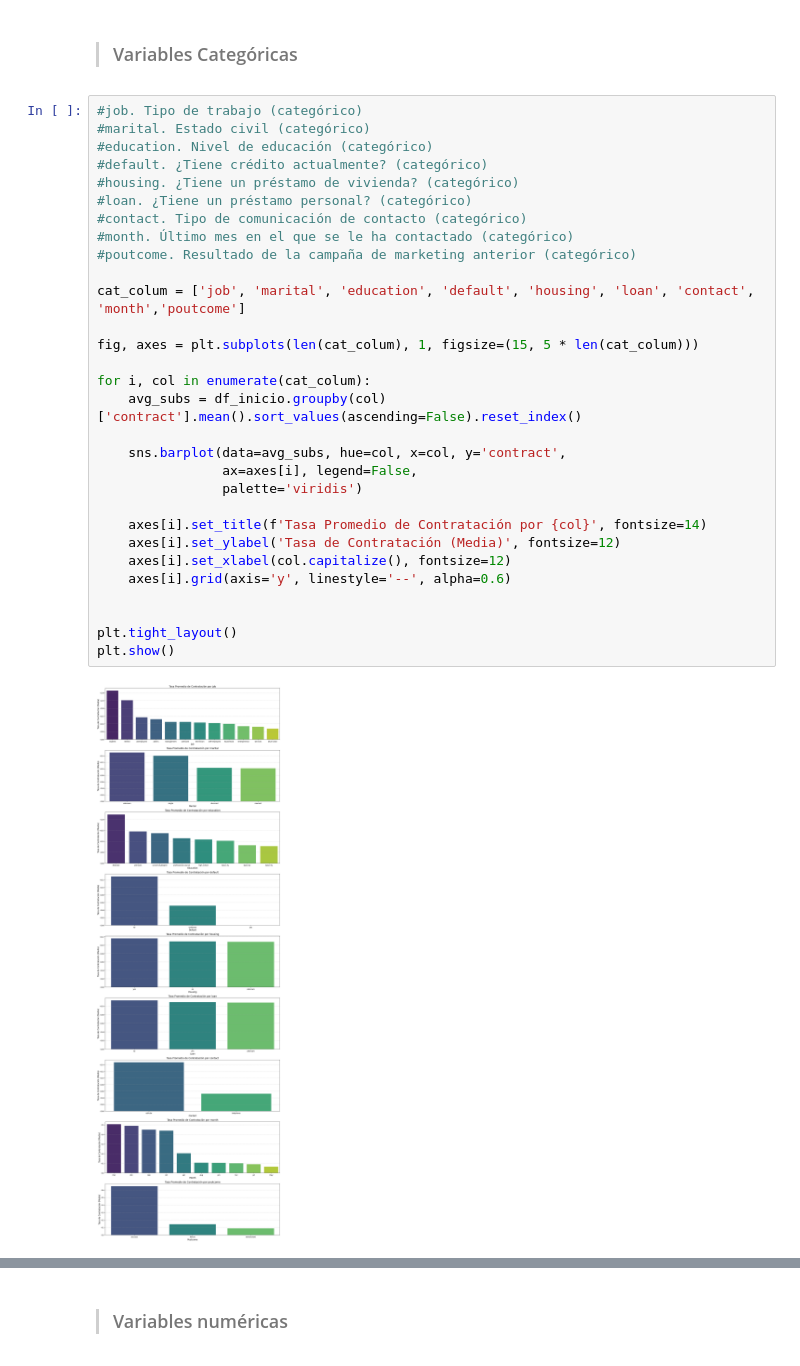
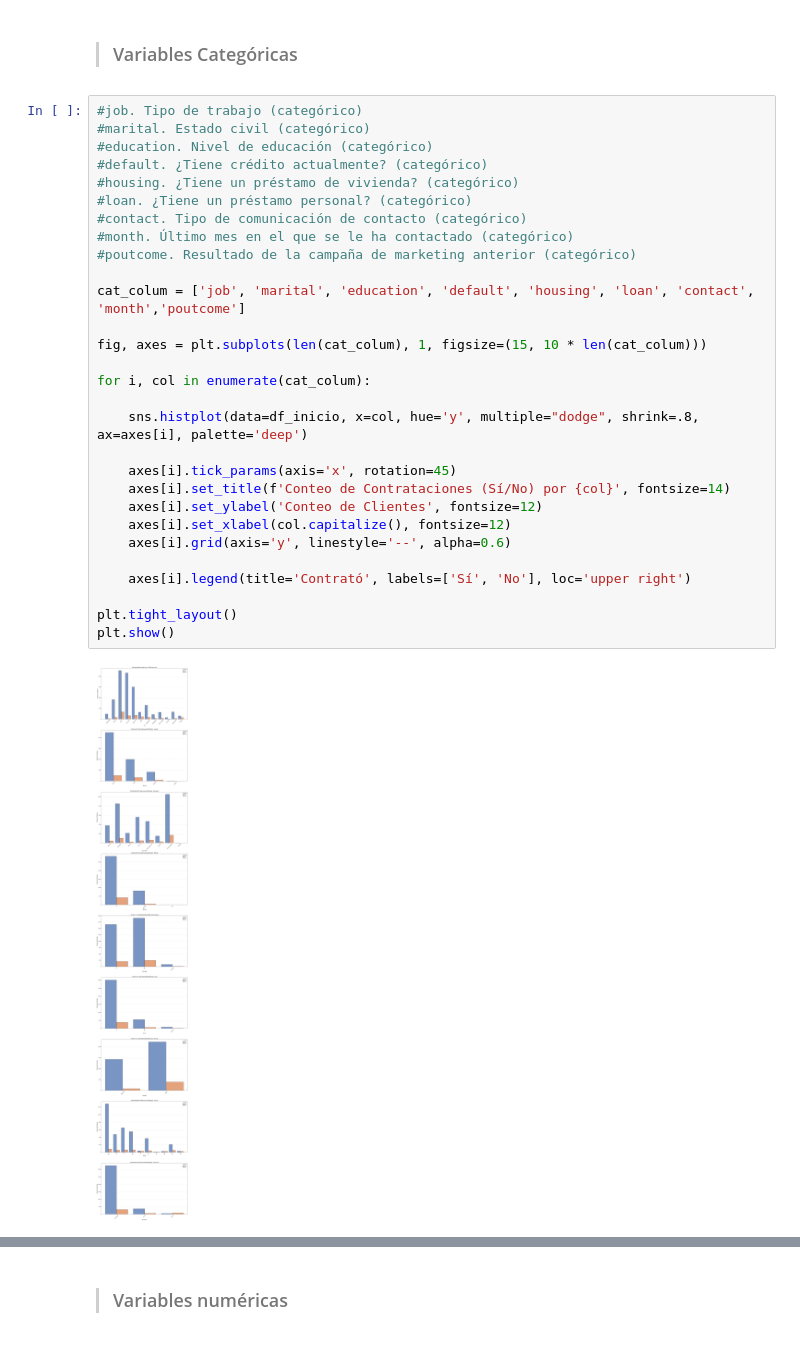
Before and after one commit to 4GeeksAcademy/sarayruiz---Machine-Learning, a Jupyter notebook: src/01-logistic-regression.ipynb, the cells around one changed output, grey strips where cells are left out. Drawn from its saved outputs; the diff is of its cells as text.

```diff
--- a/src/01-logistic-regression.ipynb
+++ b/src/01-logistic-regression.ipynb
@@ -151,38 +151,37 @@ with open('../data/processed/contratarondepo.json', 'w') as file:
 ## Analisis de variables
 # %% [markdown]
 > ### Variables Categóricas
-# %%
-#job. Tipo de trabajo (categórico)
-#marital. Estado civil (categórico)
-#education. Nivel de educación (categórico)
-#default. ¿Tiene crédito actualmente? (categórico)
-#housing. ¿Tiene un préstamo de vivienda? (categórico)
-#loan. ¿Tiene un préstamo personal? (categórico)
-#contact. Tipo de comunicación de contacto (categórico)
-#month. Último mes en el que se le ha contactado (categórico)
-#poutcome. Resultado de la campaña de marketing anterior (categórico)
-
-cat_colum = ['job', 'marital', 'education', 'default', 'housing', 'loan', 'contact', 'month','poutcome']
-
-fig, axes = plt.subplots(len(cat_colum), 1, figsize=(15, 5 * len(cat_colum)))
-
-for i, col in enumerate(cat_colum):
-    avg_subs = df_inicio.groupby(col)['contract'].mean().sort_values(ascending=False).reset_index()
-
-    sns.barplot(data=avg_subs, hue=col, x=col, y='contract',
-                ax=axes[i], legend=False,
-                palette='viridis')
-
-    axes[i].set_title(f'Tasa Promedio de Contratación por {col}', fontsize=14)
-    axes[i].set_ylabel('Tasa de Contratación (Media)', fontsize=12)
-    axes[i].set_xlabel(col.capitalize(), fontsize=12)
-    axes[i].grid(axis='y', linestyle='--', alpha=0.6)
-
-
-plt.tight_layout()
-plt.show()
-# %% [output]
-[figure, removed]
+# %%
+#job. Tipo de trabajo (categórico)
+#marital. Estado civil (categórico)
+#education. Nivel de educación (categórico)
+#default. ¿Tiene crédito actualmente? (categórico)
+#housing. ¿Tiene un préstamo de vivienda? (categórico)
+#loan. ¿Tiene un préstamo personal? (categórico)
+#contact. Tipo de comunicación de contacto (categórico)
+#month. Último mes en el que se le ha contactado (categórico)
+#poutcome. Resultado de la campaña de marketing anterior (categórico)
+
+cat_colum = ['job', 'marital', 'education', 'default', 'housing', 'loan', 'contact', 'month','poutcome']
+
+fig, axes = plt.subplots(len(cat_colum), 1, figsize=(15, 10 * len(cat_colum)))
+
+for i, col in enumerate(cat_colum):
+
+    sns.histplot(data=df_inicio, x=col, hue='y', multiple="dodge", shrink=.8, ax=axes[i], palette='deep')
+
+    axes[i].tick_params(axis='x', rotation=45)
+    axes[i].set_title(f'Conteo de Contrataciones (Sí/No) por {col}', fontsize=14)
+    axes[i].set_ylabel('Conteo de Clientes', fontsize=12)
+    axes[i].set_xlabel(col.capitalize(), fontsize=12)
+    axes[i].grid(axis='y', linestyle='--', alpha=0.6)
+
+    axes[i].legend(title='Contrató', labels=['Sí', 'No'], loc='upper right')
+
+plt.tight_layout()
+plt.show()
+# %% [output]
+[figure, added]
 # %% [markdown]
 > Observaciones:
 >
```
Also changed, not shown: parts of 6 cells of this notebook, 1 other file.
